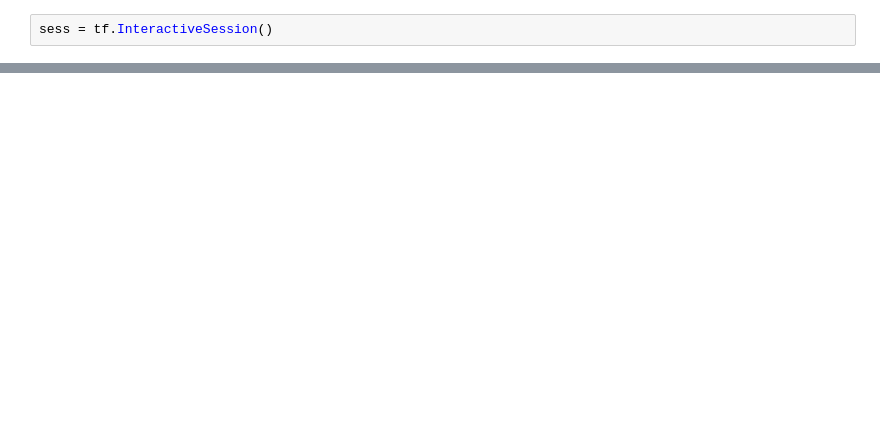
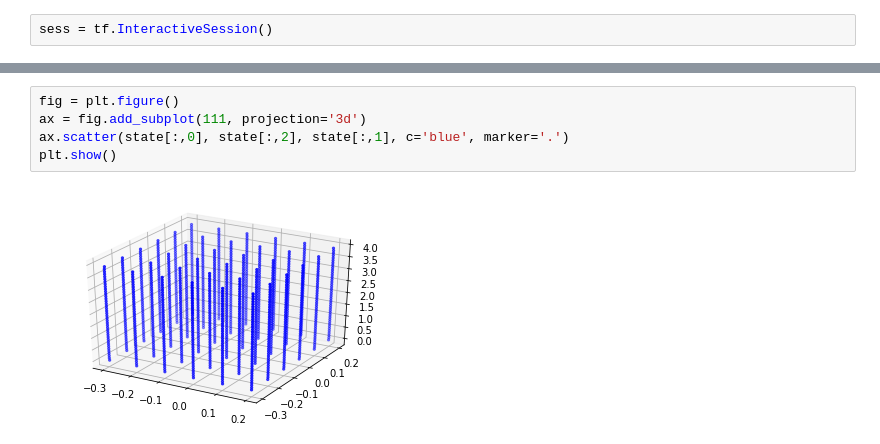
Before and after one commit to yidingjiang/cs184sp18_final, a Jupyter notebook: learning/train.ipynb, the cells around one changed output, grey strips where cells are left out. Saved outputs shown, nothing was run; the diff lists cells and outputs as text; blank space fills up the shorter version.

```diff
--- a/learning/train.ipynb
+++ b/learning/train.ipynb
@@ -33,0 +298,7 @@ for i in range(10000):
+# %%
+fig = plt.figure()
+ax = fig.add_subplot(111, projection='3d')
+ax.scatter(state[:,0], state[:,2], state[:,1], c='blue', marker='.')
+plt.show()
+# %% [output]
+[figure, added]
```
Also changed, not shown: parts of 61 cells of this notebook.
